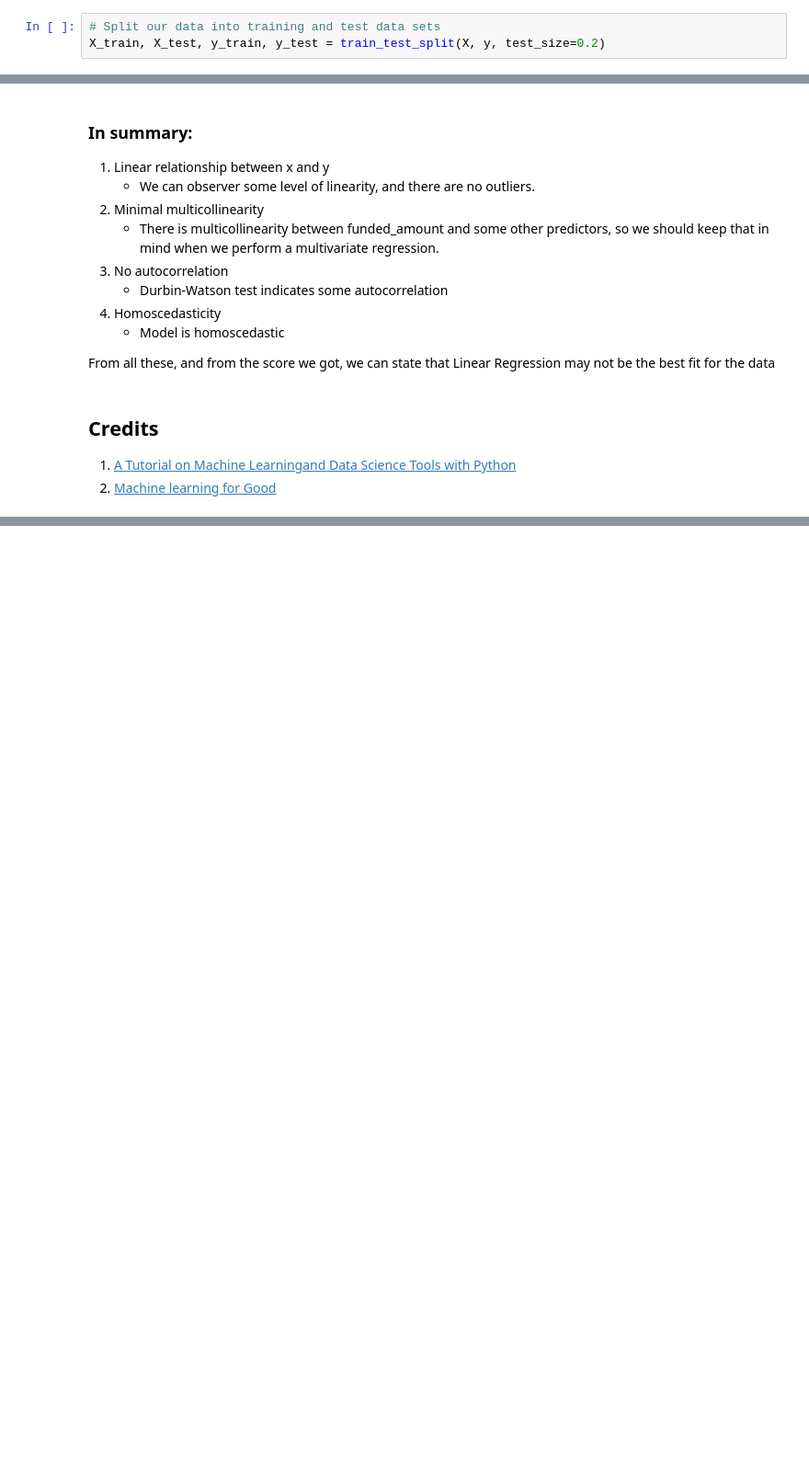
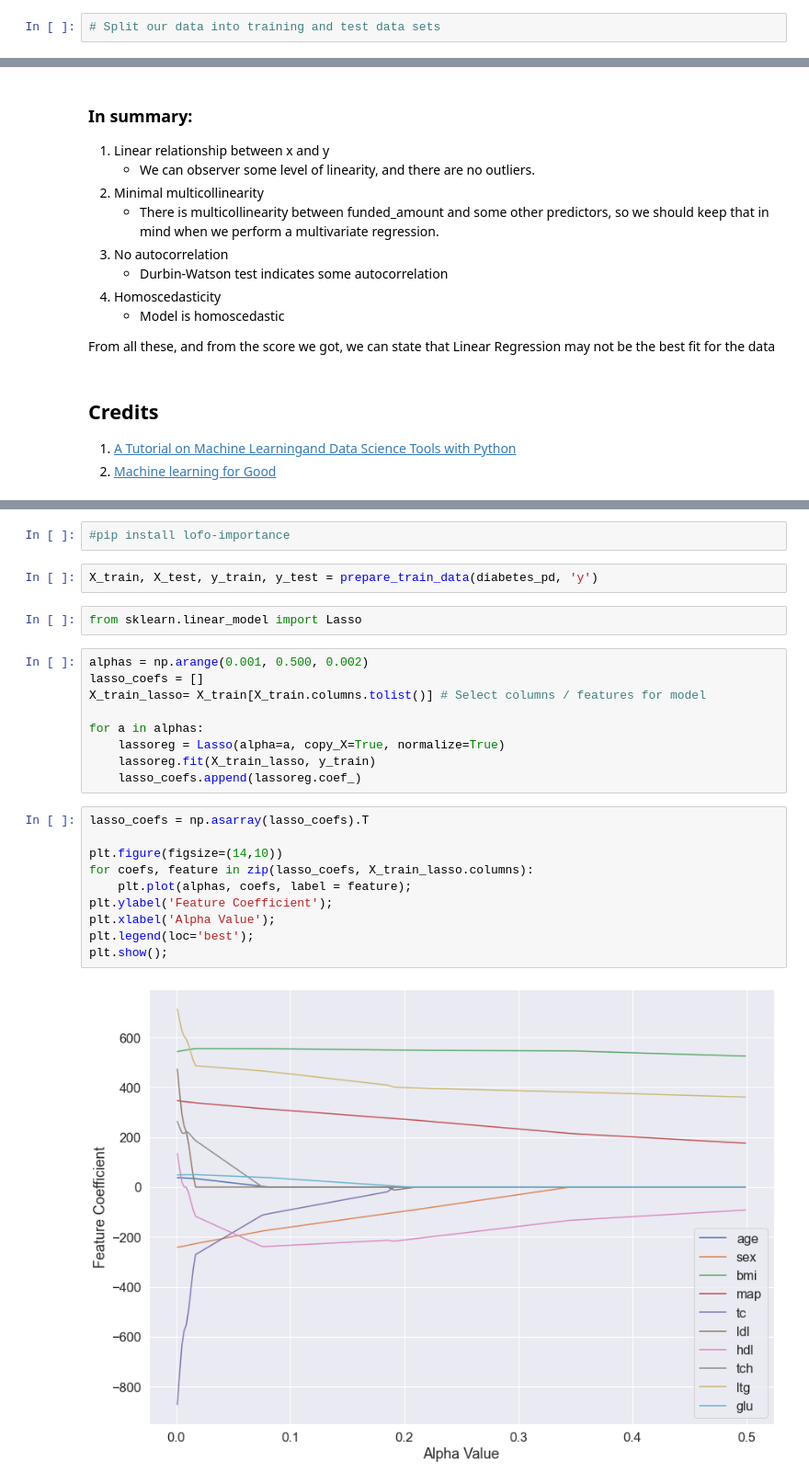
Before and after one commit to mbbu/MachineLearning4Genomics, a Jupyter notebook: Notebooks/02_Linear_Regression.ipynb, the cells around one changed output, grey strips where cells are left out. Shown at 92% size. Cells and saved outputs as stored; diff of their text form; blank space fills up the shorter version.

```diff
--- a/Notebooks/02_Linear_Regression.ipynb
+++ b/Notebooks/02_Linear_Regression.ipynb
@@ -347,4 +499,3 @@ y = np.array(y)
 Create a training set and a test set. We will see later why you would shuffle this data and not simply slice a percentage of the data to create train/test splits:
 # %%
 # Split our data into training and test data sets
-X_train, X_test, y_train, y_test = train_test_split(X, y, test_size=0.2)
@@ -521,0 +764,27 @@ From all these, and from the score we got, we can state that Linear Regression m
+# %%
+#pip install lofo-importance
+# %%
+X_train, X_test, y_train, y_test = prepare_train_data(diabetes_pd, 'y')
+# %%
+from sklearn.linear_model import Lasso
+# %%
+alphas = np.arange(0.001, 0.500, 0.002)
+lasso_coefs = []
+X_train_lasso= X_train[X_train.columns.tolist()] # Select columns / features for model
+
+for a in alphas:
+    lassoreg = Lasso(alpha=a, copy_X=True, normalize=True)
+    lassoreg.fit(X_train_lasso, y_train)
+    lasso_coefs.append(lassoreg.coef_)
+# %%
+lasso_coefs = np.asarray(lasso_coefs).T
+
+plt.figure(figsize=(14,10))
+for coefs, feature in zip(lasso_coefs, X_train_lasso.columns):
+    plt.plot(alphas, coefs, label = feature);
+plt.ylabel('Feature Coefficient');
+plt.xlabel('Alpha Value');
+plt.legend(loc='best');
+plt.show();
+# %% [output]
+[figure, added]
```
Also changed, not shown: parts of 43 cells of this notebook, 9 other files.
